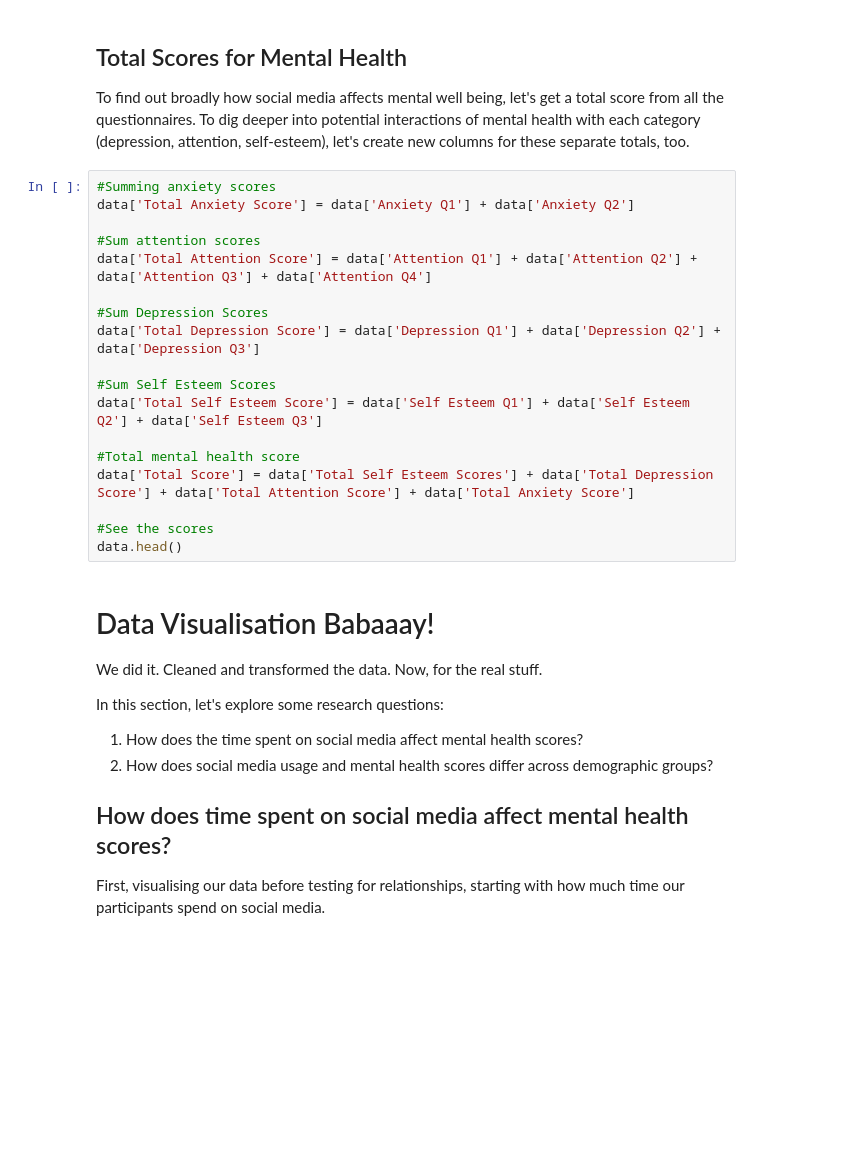
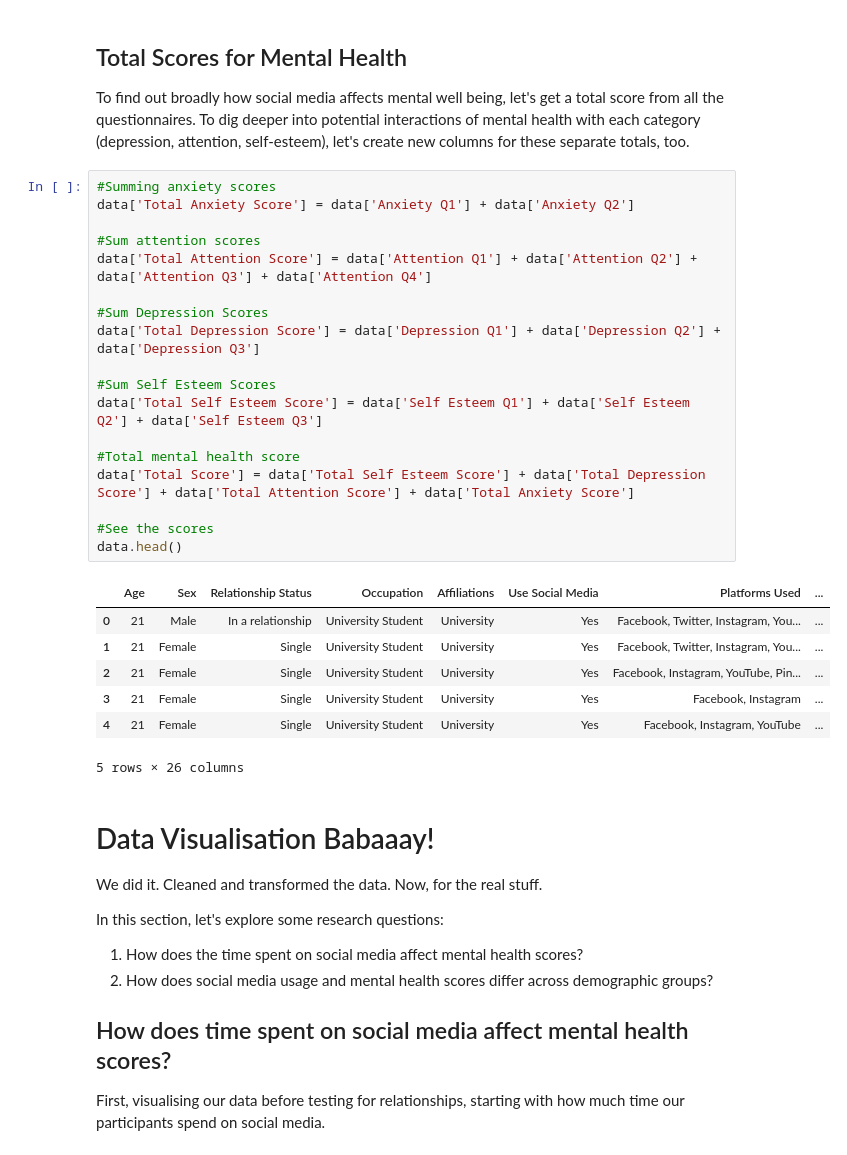
Before and after one commit to allygee/smmh_project, a Jupyter notebook: Social Media Mental Heallth Notebook.ipynb, the cells around one changed output. Drawn from its saved outputs; the diff is of its cells as text; blank space fills up the shorter version.

Commit message:
fixed total score error

```diff
--- a/Social Media Mental Heallth Notebook.ipynb
+++ b/Social Media Mental Heallth Notebook.ipynb
@@ -227,21 +238,29 @@ To find out broadly how social media affects mental well being, let's get a tota
 # %%
 #Summing anxiety scores
 data['Total Anxiety Score'] = data['Anxiety Q1'] + data['Anxiety Q2']
 
 #Sum attention scores
 data['Total Attention Score'] = data['Attention Q1'] + data['Attention Q2'] + data['Attention Q3'] + data['Attention Q4']
 
 #Sum Depression Scores
 data['Total Depression Score'] = data['Depression Q1'] + data['Depression Q2'] + data['Depression Q3']
 
 #Sum Self Esteem Scores
 data['Total Self Esteem Score'] = data['Self Esteem Q1'] + data['Self Esteem Q2'] + data['Self Esteem Q3']
 
 #Total mental health score
-data['Total Score'] = data['Total Self Esteem Scores'] + data['Total Depression Score'] + data['Total Attention Score'] + data['Total Anxiety Score']
+data['Total Score'] = data['Total Self Esteem Score'] + data['Total Depression Score'] + data['Total Attention Score'] + data['Total Anxiety Score']
 
 #See the scores
 data.head()
+# %% [output]
+|  | Age | Sex | Relationship Status | Occupation | Affiliations | Use Social Media | Platforms Used | ... |
+| 0 | 21 | Male | In a relationship | University Student | University | Yes | Facebook, Twitter, Instagram, You... | ... |
+| 1 | 21 | Female | Single | University Student | University | Yes | Facebook, Twitter, Instagram, You... | ... |
+| 2 | 21 | Female | Single | University Student | University | Yes | Facebook, Instagram, YouTube, Pin... | ... |
+| 3 | 21 | Female | Single | University Student | University | Yes | Facebook, Instagram | ... |
+| 4 | 21 | Female | Single | University Student | University | Yes | Facebook, Instagram, YouTube | ... |
+5 rows × 26 columns
 # %% [markdown]
 # Data Visualisation Babaaay!
 
```
Also changed, not shown: parts of 3 cells of this notebook.
